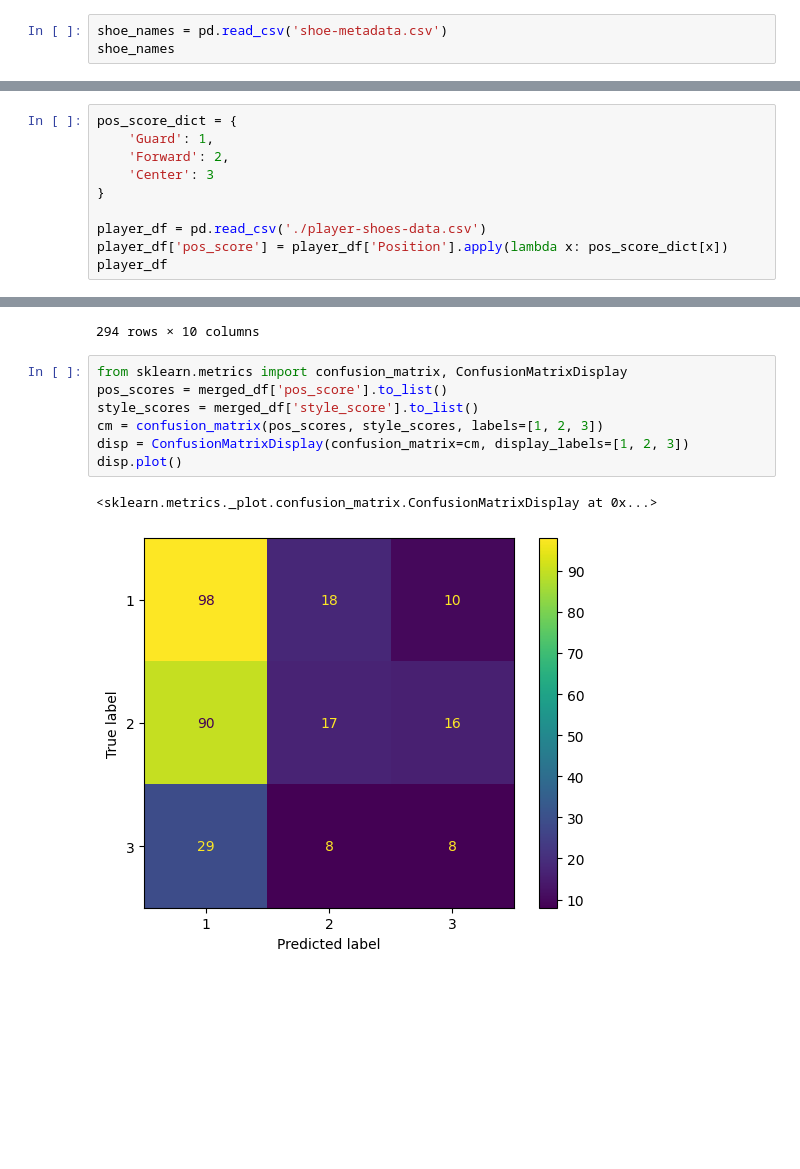
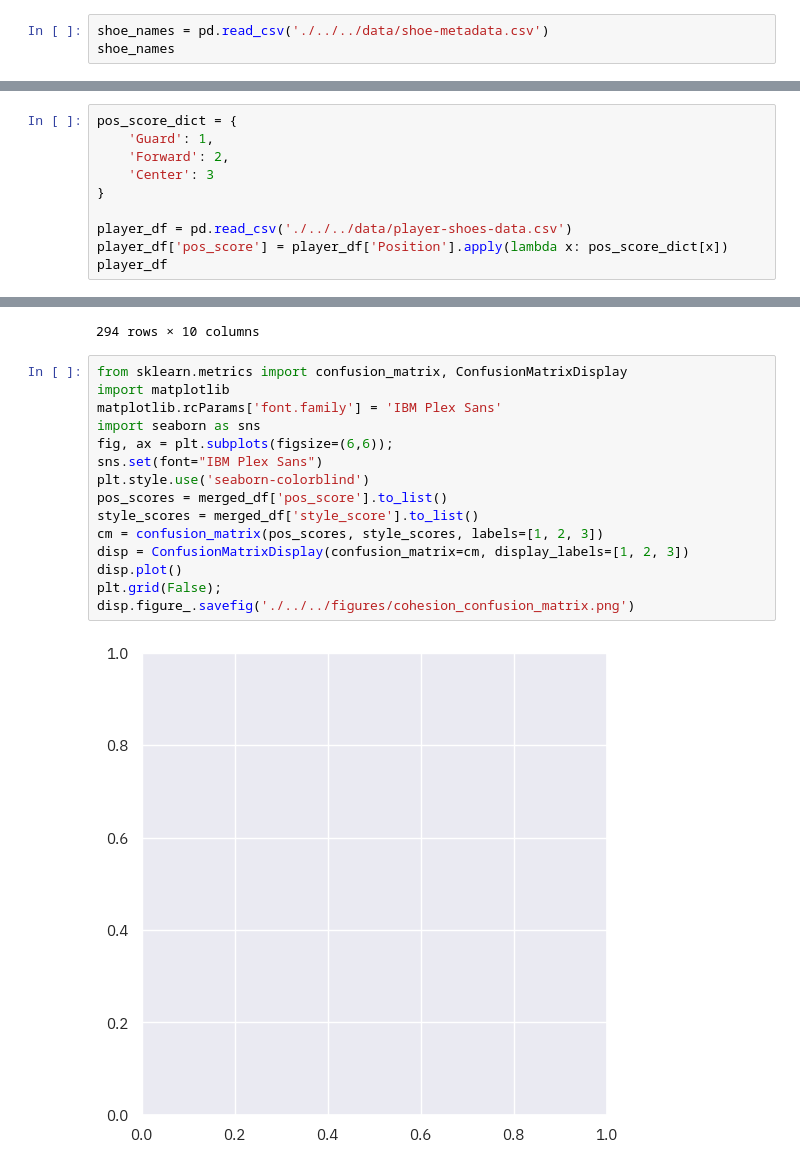
Before and after one commit to sejaldua/baller-shoes, a Jupyter notebook: notebooks/experiment1/scrape-shoe-styles.ipynb, the cells around one changed output, grey strips where cells are left out. Saved outputs shown, nothing was run; the diff lists cells and outputs as text; blank space fills up the shorter version.

```diff
--- a/notebooks/experiment1/scrape-shoe-styles.ipynb
+++ b/notebooks/experiment1/scrape-shoe-styles.ipynb
@@ -82,5 +61,5 @@ df.to_csv('shoe-styles.csv', index=False)
 # %%
-shoe_names = pd.read_csv('shoe-metadata.csv')
+shoe_names = pd.read_csv('./../../data/shoe-metadata.csv')
 shoe_names
 # %% [output]
 |  | Shoe Tag | Shoe Name |
@@ -133,7 +112,7 @@ pos_score_dict = {
     'Center': 3
 }
 
-player_df = pd.read_csv('./player-shoes-data.csv')
+player_df = pd.read_csv('./../../data/player-shoes-data.csv')
 player_df['pos_score'] = player_df['Position'].apply(lambda x: pos_score_dict[x])
 player_df
 # %% [output]
@@ -172,11 +151,18 @@ merged_df
 294 rows × 10 columns
 # %%
 from sklearn.metrics import confusion_matrix, ConfusionMatrixDisplay
+import matplotlib
+matplotlib.rcParams['font.family'] = 'IBM Plex Sans'
+import seaborn as sns
+fig, ax = plt.subplots(figsize=(6,6));
+sns.set(font="IBM Plex Sans")
+plt.style.use('seaborn-colorblind')
 pos_scores = merged_df['pos_score'].to_list()
 style_scores = merged_df['style_score'].to_list()
 cm = confusion_matrix(pos_scores, style_scores, labels=[1, 2, 3])
 disp = ConfusionMatrixDisplay(confusion_matrix=cm, display_labels=[1, 2, 3])
 disp.plot()
+plt.grid(False);
+disp.figure_.savefig('./../../figures/cohesion_confusion_matrix.png')
 # %% [output]
-<sklearn.metrics._plot.confusion_matrix.ConfusionMatrixDisplay at 0x...>
-[figure, old version]
+[figure, new version]
```
Also changed, not shown: parts of 4 cells of this notebook, 7 other files.
